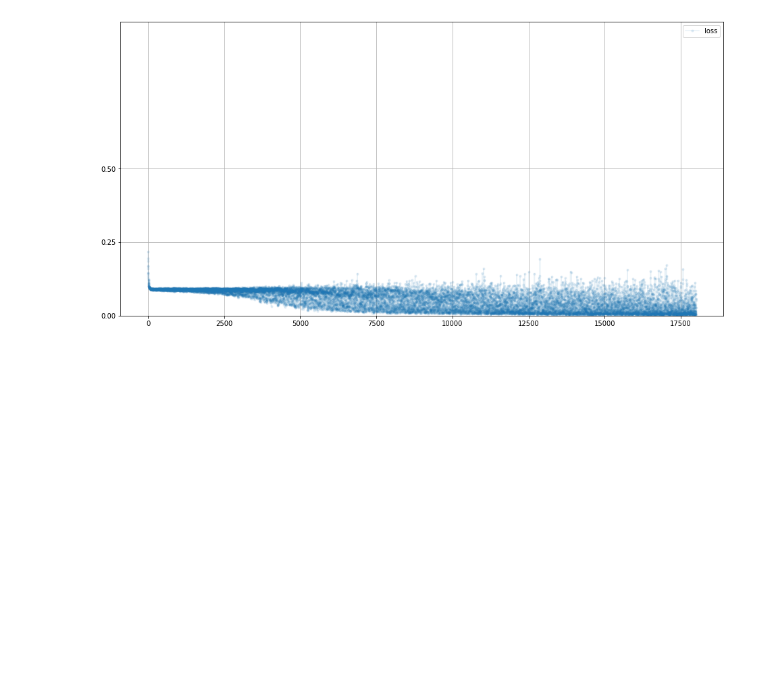
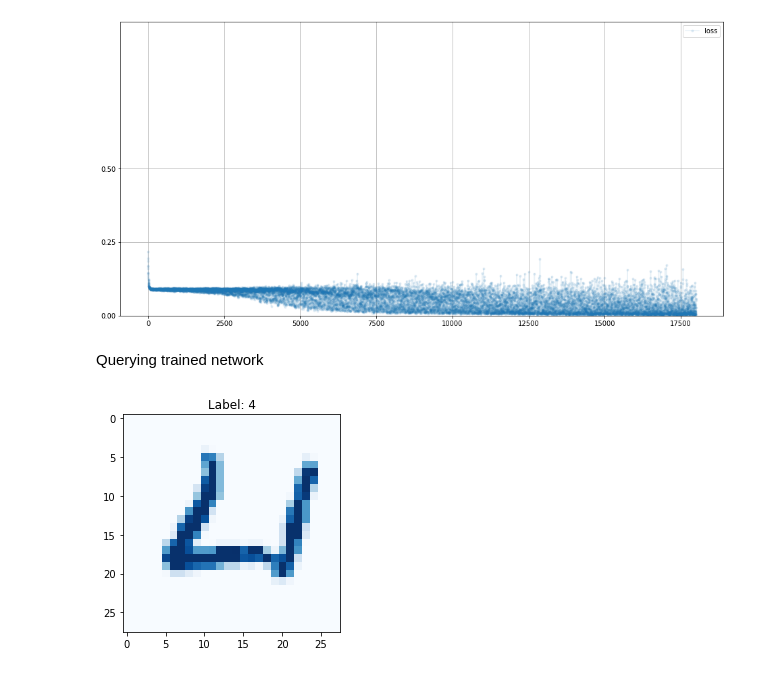
Before and after one commit to Azuremis/make_your_first_gan_with_pytorch, a Jupyter notebook: mnist_classifier.ipynb, the cells around one changed output. Drawn from its saved outputs; the diff is of its cells as text; code cells hidden in the pictures; blank space fills up the shorter version.

Commit message:
Check that trained network is able to provide prediction on unseen data

```diff
--- a/mnist_classifier.ipynb
+++ b/mnist_classifier.ipynb
@@ -168,3 +168,16 @@ Wall time: 4min 4s
 nn_classifier.plot_progress()
 # %% [output]
 [figure]
+# %% [markdown]
+Querying trained network
+# %%
+# load mnist test data
+mnist_test_data = MnistDataset('mount/My Drive/Colab Notebooks/make_your_first_gan_with_pytorch/mnist_data/mnist_test.csv')
+# %%
+# pick a recrod
+record = 33 # nth test example
+
+# plot image with label
+mnist_test_data.plot_image(record)
+# %% [output]
+[figure, added]
```
Also changed, not shown: parts of 1 cell of this notebook.
